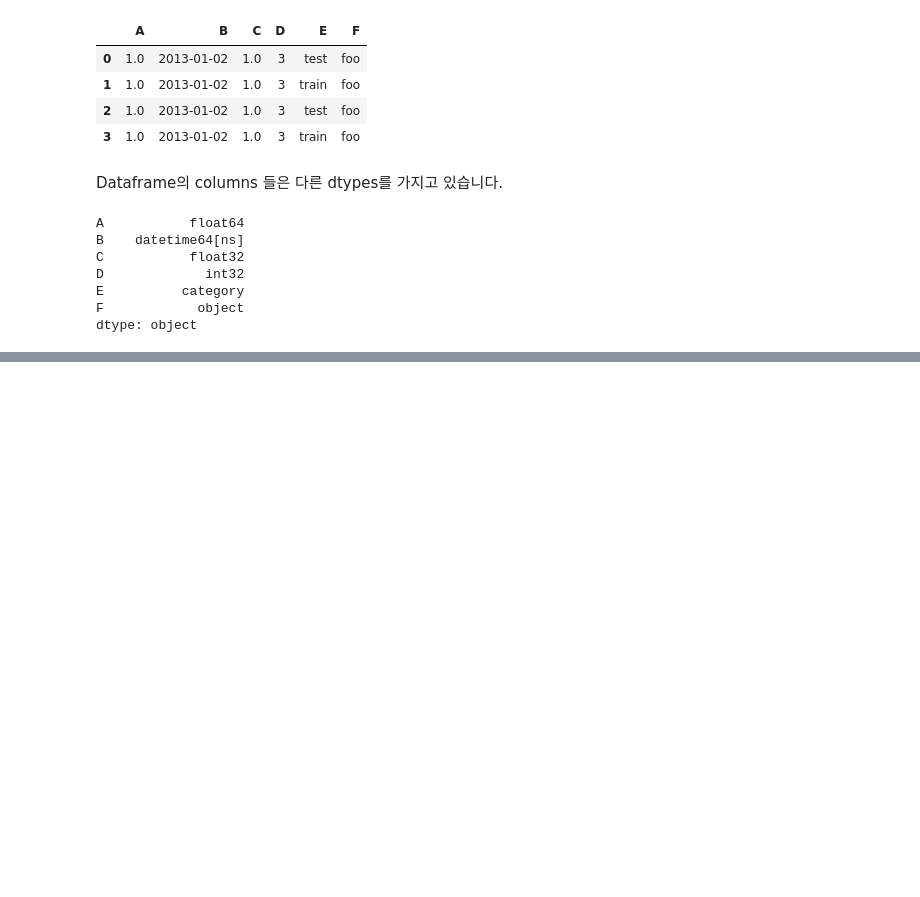
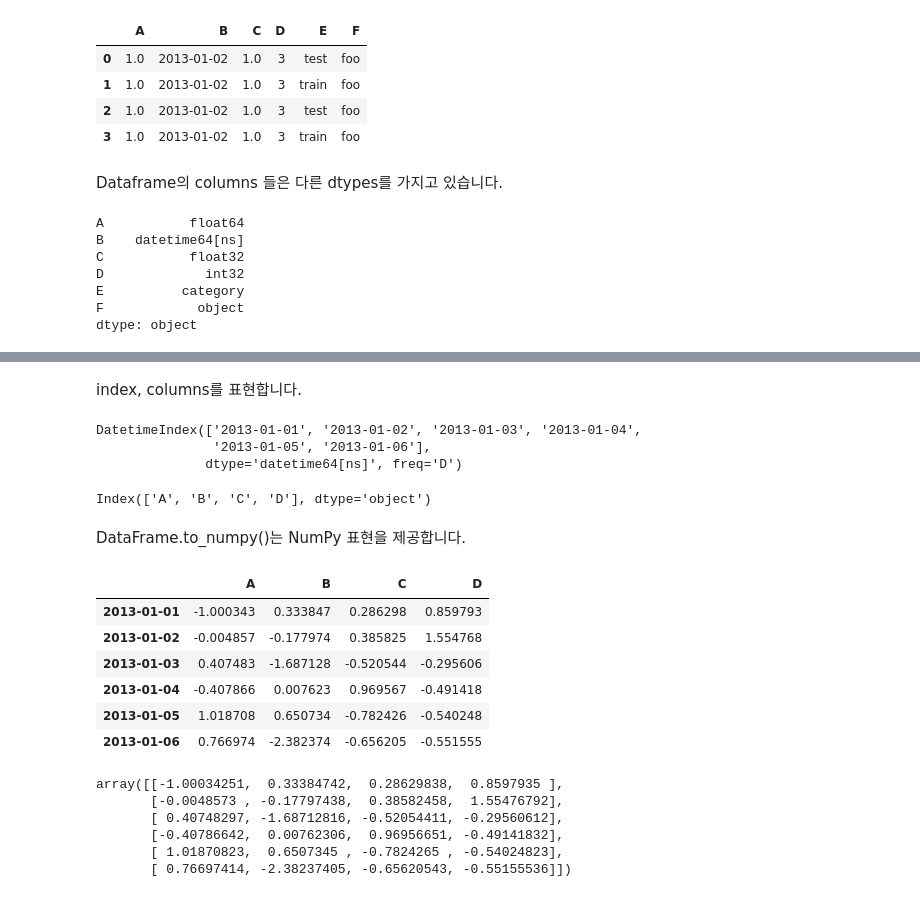
Before and after one commit to HwangHanJae/DataScience_Basic_Tect, a Jupyter notebook: pandas_10minutes_tutorial.ipynb, the cells around one changed output, grey strips where cells are left out. Drawn from its saved outputs; the diff is of its cells as text; code cells hidden in the pictures; blank space fills up the shorter version.

Commit message:
Viewing data(데이터 관찰) 파트

```diff
--- a/pandas_10minutes_tutorial.ipynb
+++ b/pandas_10minutes_tutorial.ipynb
@@ -78,0 +101,33 @@ dtype: object
+# %% [markdown]
+index, columns를 표현합니다.
+# %%
+df.index
+# %% [output]
+DatetimeIndex(['2013-01-01', '2013-01-02', '2013-01-03', '2013-01-04',
+               '2013-01-05', '2013-01-06'],
+              dtype='datetime64[ns]', freq='D')
+# %%
+df.columns
+# %% [output]
+Index(['A', 'B', 'C', 'D'], dtype='object')
+# %% [markdown]
+DataFrame.to_numpy()는 NumPy 표현을 제공합니다.
+# %%
+df
+# %% [output]
+|  | A | B | C | D |
+| 2013-01-01 | -1.000343 | 0.333847 | 0.286298 | 0.859793 |
+| 2013-01-02 | -0.004857 | -0.177974 | 0.385825 | 1.554768 |
+| 2013-01-03 | 0.407483 | -1.687128 | -0.520544 | -0.295606 |
+| 2013-01-04 | -0.407866 | 0.007623 | 0.969567 | -0.491418 |
+| 2013-01-05 | 1.018708 | 0.650734 | -0.782426 | -0.540248 |
+| 2013-01-06 | 0.766974 | -2.382374 | -0.656205 | -0.551555 |
+# %%
+df.to_numpy()
+# %% [output]
+array([[-1.00034251,  0.33384742,  0.28629838,  0.8597935 ],
+       [-0.0048573 , -0.17797438,  0.38582458,  1.55476792],
+       [ 0.40748297, -1.68712816, -0.52054411, -0.29560612],
+       [-0.40786642,  0.00762306,  0.96956651, -0.49141832],
+       [ 1.01870823,  0.6507345 , -0.7824265 , -0.54024823],
+       [ 0.76697414, -2.38237405, -0.65620543, -0.55155536]])
```
Also changed, not shown: parts of 16 cells of this notebook.
